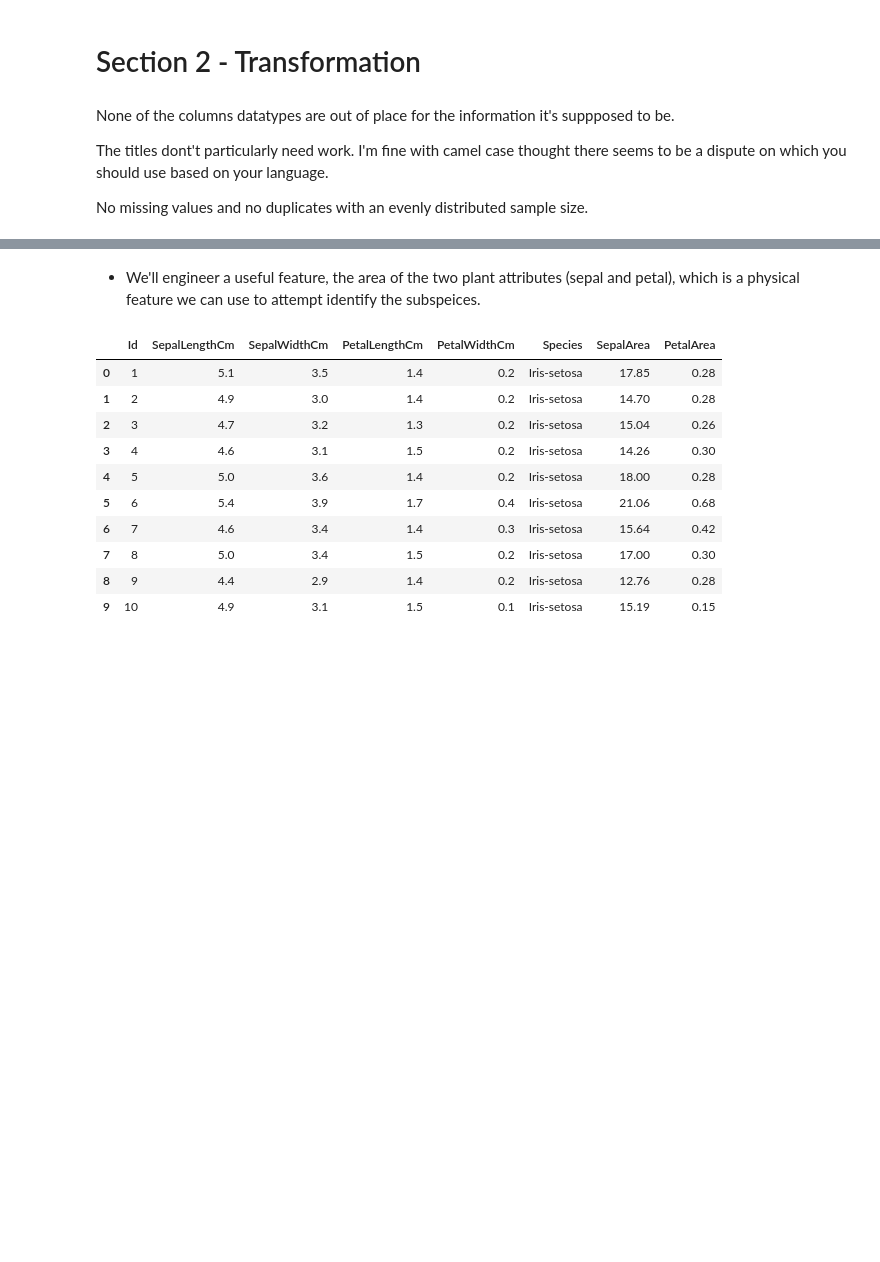
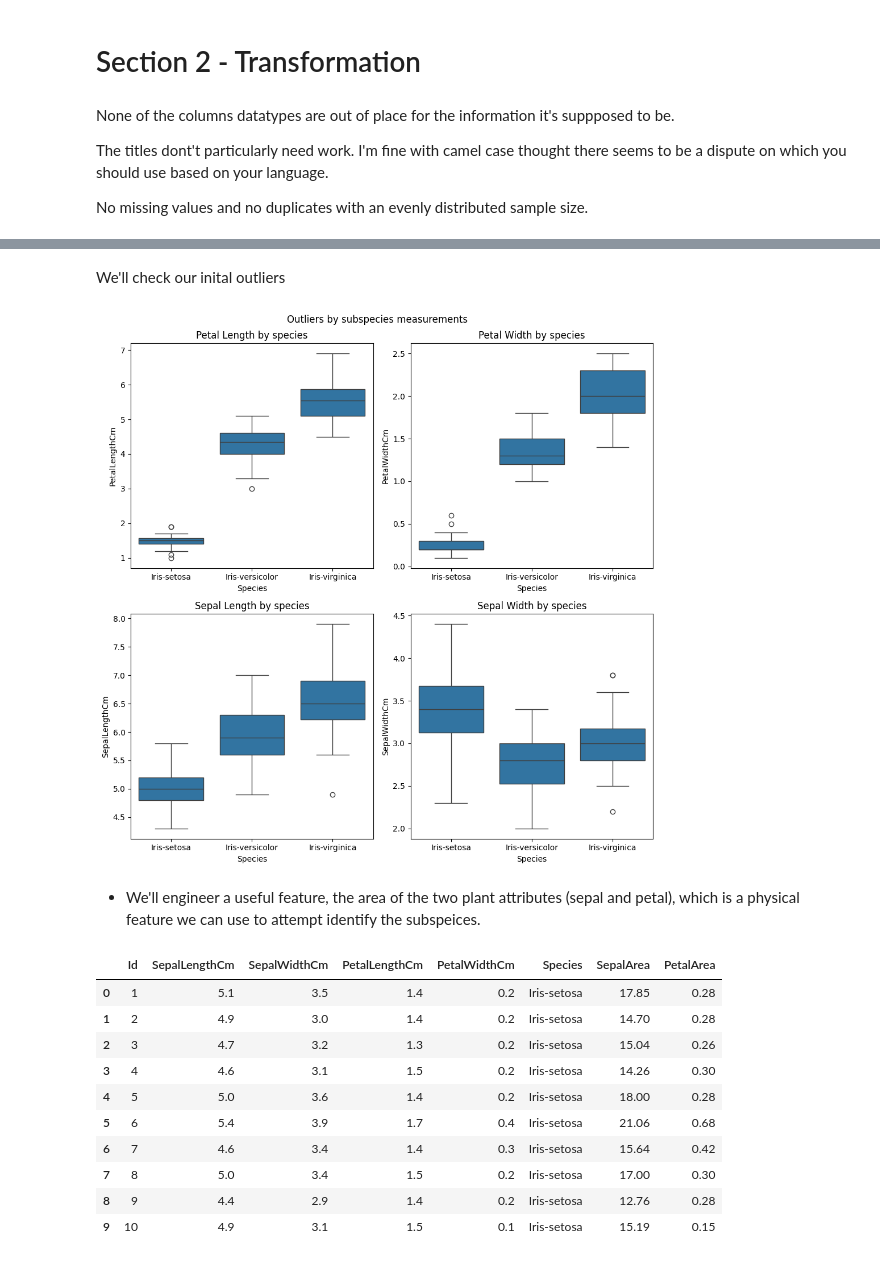
Before and after one commit to 13NateMate37/Practice_with_Iris_take2, a Jupyter notebook: jupyter_notebooks/1_irisprac_ETL.ipynb, the cells around one changed output, grey strips where cells are left out. Saved outputs shown, nothing was run; the diff lists cells and outputs as text; code cells hidden in the pictures; blank space fills up the shorter version.

Commit message:
Added initial outlier inspecttion

```diff
--- a/jupyter_notebooks/1_irisprac_ETL.ipynb
+++ b/jupyter_notebooks/1_irisprac_ETL.ipynb
@@ -153,3 +153,48 @@ dtype: int64
+# %% [markdown]
+We'll check our inital outliers
+# %%
+# Outlier check for each measurement
+
+fig, axes = plt.subplots(2, 2,figsize=(10,10))
+fig.suptitle("Outliers by subspecies measurements")
+
+sns.boxplot(
+    data=df_raw,
+    x="Species",
+    y="PetalLengthCm",
+    ax=axes[0,0]
+)
+axes[0,0].set_title("Petal Length by species")
+
+sns.boxplot(
+    data=df_raw,
+    x="Species",
+    y="PetalWidthCm",
+    ax=axes[0,1]
+)
+axes[0,1].set_title("Petal Width by species")
+
+sns.boxplot(
+    data=df_raw,
+    x="Species",
+    y="SepalLengthCm",
+    ax=axes[1,0]
+)
+axes[1,0].set_title("Sepal Length by species")
+
+
+sns.boxplot(
+    data=df_raw,
+    x="Species",
+    y="SepalWidthCm",
+    ax=axes[1,1]
+)
+axes[1,1].set_title("Sepal Width by species")
+
+plt.tight_layout()
+plt.show()
+# %% [output]
+[figure, added]
 # %% [markdown]
 * We'll engineer a useful feature, the area of the two plant attributes (sepal and petal), which is a physical feature we can use to attempt identify the subspeices.
 # %%
```
Also changed, not shown: parts of 1 cell of this notebook, 1 other file.
